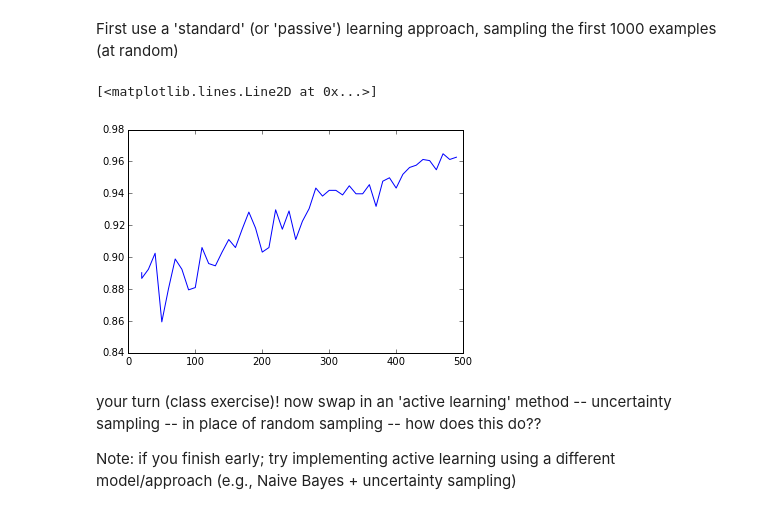
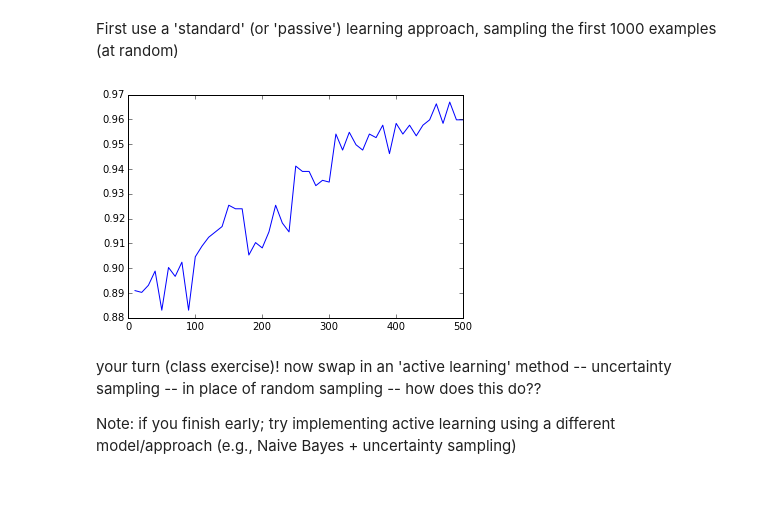
Before and after one commit to bwallace/INF-385T-applied-data-mining, a Jupyter notebook: lecture10-active-learning-and-rec-systems/active-learning-and-rec-systems.ipynb, the cells around one changed output. Drawn from its saved outputs; the diff is of its cells as text; code cells hidden in the pictures.

```diff
--- a/lecture10-active-learning-and-rec-systems/active-learning-and-rec-systems.ipynb
+++ b/lecture10-active-learning-and-rec-systems/active-learning-and-rec-systems.ipynb
@@ -62,47 +63,47 @@ y_train = np.array(y_train)
 First use a 'standard' (or 'passive') learning approach, sampling the first 1000 examples (at random)
 # %%
 n_labels_total = 500
-sampled_thus_far = 20 # we'll initialize with 20
+sampled_thus_far = 10 # we'll initialize with 10
 k = 10 # sample 5 examples in each 'batch'
 pool = X_train # all available examples (that we could have labeled)
 pool_indices = list(range(pool.shape[0])) # all training instances available
 cur_train_indices = [] # the indices sampled thus far
-# start with the first 100
+# start with the first 10
 cur_train_indices = pool_indices[:10]
 # and remove from pool!
 pool_indices = pool_indices[10:]
 
 # initial score
+clf = SGDClassifier(loss="log")
 clf.fit(X_train[cur_train_indices,:], y_train[cur_train_indices])
 score = clf.score(X_test, y_test) # how'd we do?
 
-num_labels = [20] # basically the x-axis we'll want for a learning curve
+num_labels = [10] # basically the x-axis we'll want for a learning curve
 scores = [score] # how well we do
 
-clf = SGDClassifier(loss="log")
+
 while sampled_thus_far < n_labels_total:
 
     cur_sample = random.choice(pool_indices, size=k, replace=False)
 
     # remove these so we don't sample again! and
     # add to train/pool sample
     for idx in cur_sample:
         pool_indices.remove(idx)
         cur_train_indices.append(idx)
 
     # fit to currently selected data
     clf.fit(X_train[cur_train_indices,:], y_train[cur_train_indices])
     score = clf.score(X_test, y_test) # how'd we do?
     scores.append(score)
 
     num_labels.append(len(cur_train_indices))
     sampled_thus_far += k
 
 
-pylab.plot(num_labels, scores)
+pylab.plot(num_labels, scores);
 # %% [output]
-[<matplotlib.lines.Line2D at 0x...>]
-[figure, old version]
+[figure, new version]
 # %% [markdown]
 your turn (class exercise)! now swap in an 'active learning' method -- uncertainty sampling -- in place of random sampling -- how does this do??
 
```
Also changed, not shown: parts of 4 cells of this notebook.
